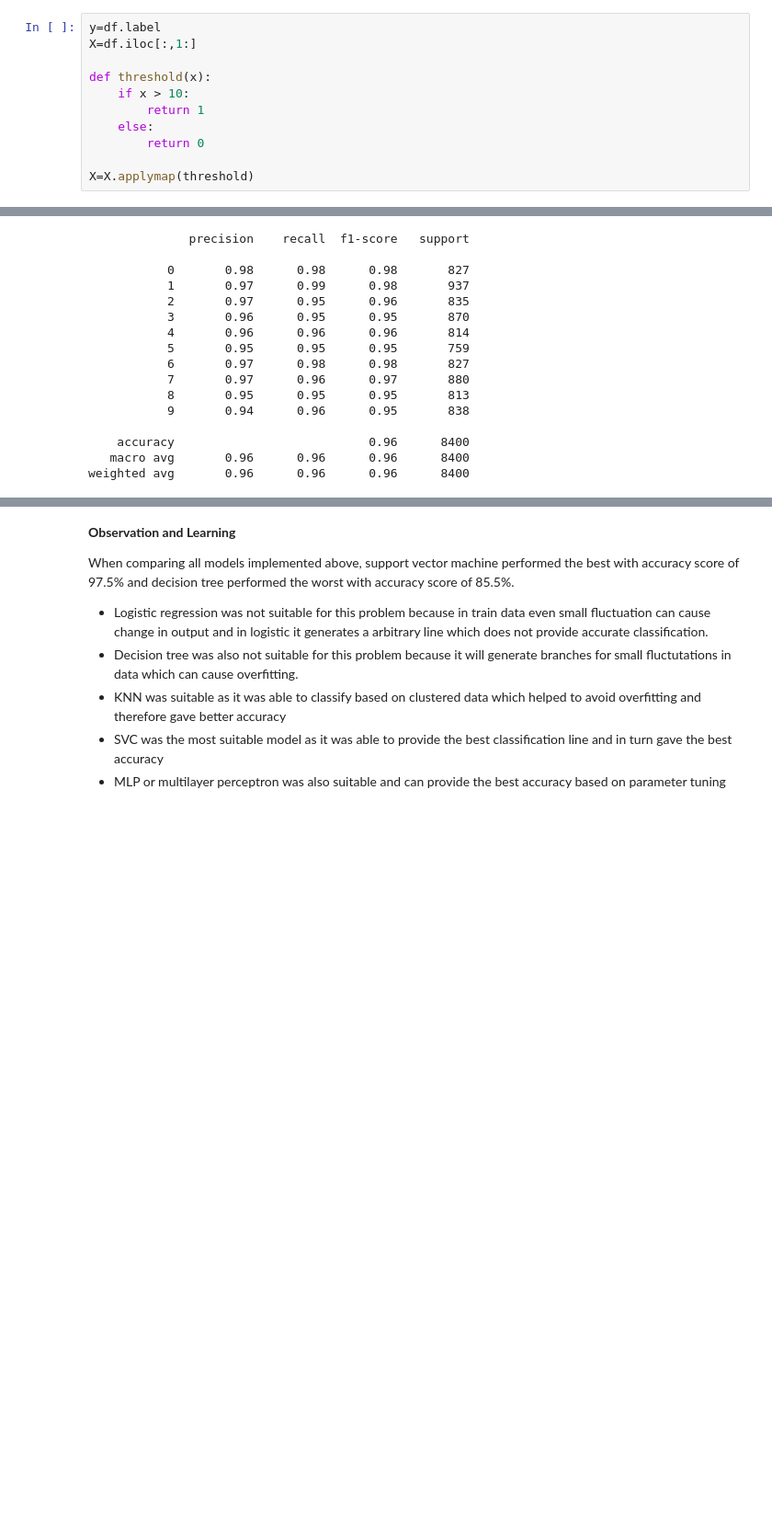
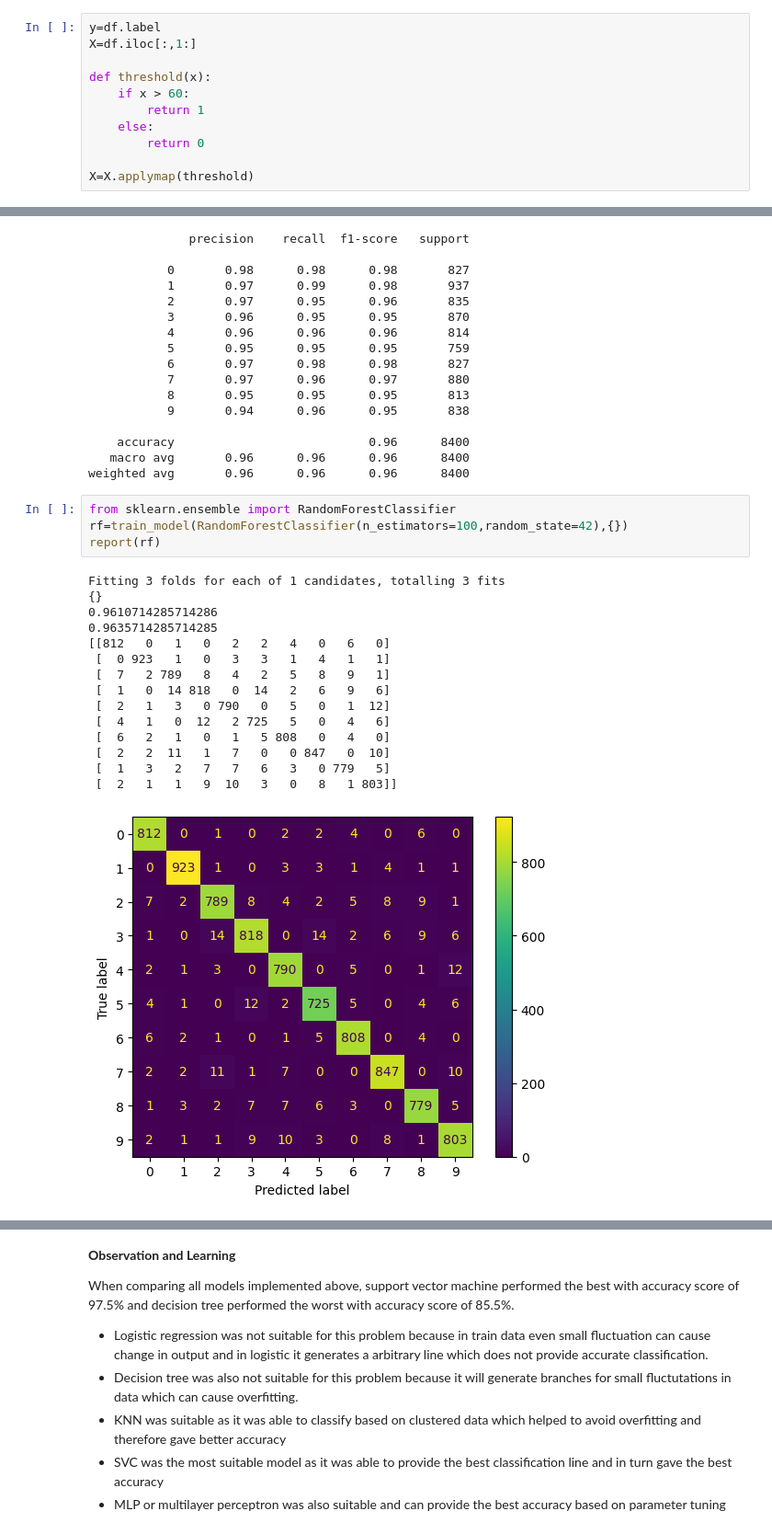
Before and after one commit to yuval728/Digit-recognition, a Jupyter notebook: DR.ipynb, the cells around one changed output, grey strips where cells are left out. Shown: that part at 92% size. Saved outputs shown, nothing was run; the diff lists cells and outputs as text; blank space fills up the shorter version.

Commit message:
added random forest model

```diff
--- a/DR.ipynb
+++ b/DR.ipynb
@@ -38,7 +38,7 @@ y=df.label
 X=df.iloc[:,1:]
 
 def threshold(x):
-    if x > 10:
+    if x > 60:
         return 1
     else:
         return 0
@@ -248,3 +248,23 @@ Fitting 3 folds for each of 2 candidates, totalling 6 fits
     accuracy                           0.96      8400
    macro avg       0.96      0.96      0.96      8400
 weighted avg       0.96      0.96      0.96      8400
+# %%
+from sklearn.ensemble import RandomForestClassifier
+rf=train_model(RandomForestClassifier(n_estimators=100,random_state=42),{})
+report(rf)
+# %% [output]
+Fitting 3 folds for each of 1 candidates, totalling 3 fits
+{}
+0.9610714285714286
+0.9635714285714285
+[[812   0   1   0   2   2   4   0   6   0]
+ [  0 923   1   0   3   3   1   4   1   1]
+ [  7   2 789   8   4   2   5   8   9   1]
+ [  1   0  14 818   0  14   2   6   9   6]
+ [  2   1   3   0 790   0   5   0   1  12]
+ [  4   1   0  12   2 725   5   0   4   6]
+ [  6   2   1   0   1   5 808   0   4   0]
+ [  2   2  11   1   7   0   0 847   0  10]
+ [  1   3   2   7   7   6   3   0 779   5]
+ [  2   1   1   9  10   3   0   8   1 803]]
+[figure, added]
```
Also changed, not shown: parts of 3 cells of this notebook, 3 other files.
